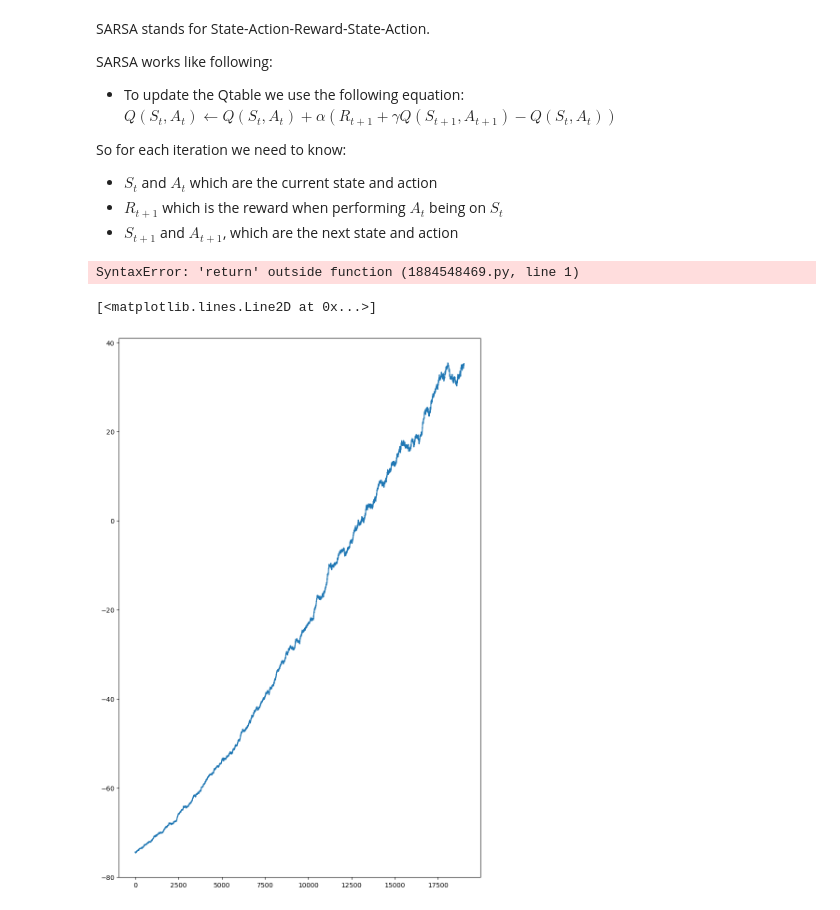
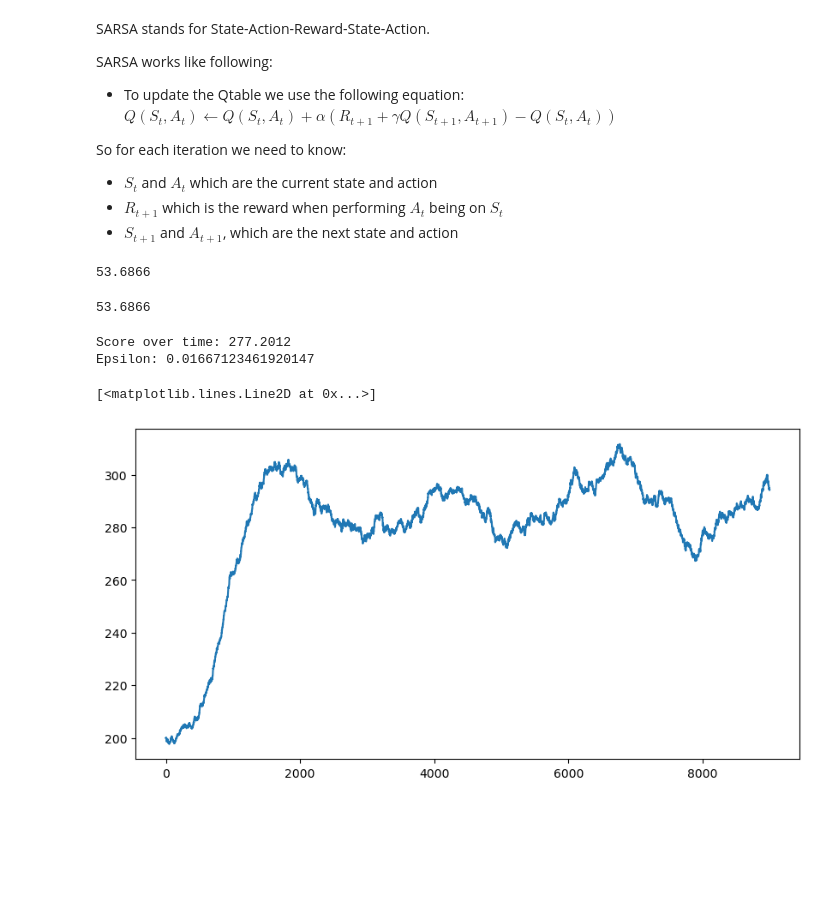
Before and after one commit to albertoZurini/magi, a Jupyter notebook: 1_anno/1_semestre/data_driven/handsonv2/HandsOn_4.ipynb, the cells around one changed output. Drawn from its saved outputs; the diff is of its cells as text; code cells hidden in the pictures; blank space fills up the shorter version.

```diff
--- a/1_anno/1_semestre/data_driven/handsonv2/HandsOn_4.ipynb
+++ b/1_anno/1_semestre/data_driven/handsonv2/HandsOn_4.ipynb
@@ -193,7 +193,7 @@ for episode in tqdm(range(total_episodes)):
     state_c = get_random_initial_state()
 
     state = discretizer.discretize_state(state_c)
-    episode_reward = 0
+    cumulative_discounted_reward = 0
 
     for step in range(max_steps):
         action = episilon_greedy_policy(epsilon, qtable, state)
@@ -217,7 +217,8 @@ for episode in tqdm(range(total_episodes)):
         # Update Q(s,a):= Q(s,a) + lr [R(s,a) + gamma * max Q(s',a') - Q(s,a)]
         qtable[state + (action,)] = qtable[state + (action,)] + learning_rate * (reward + gamma * np.max(qtable[new_state]) - qtable[state + (action,)])
 
-        episode_reward += reward
+        cumulative_discounted_reward += reward * gamma ** step
+        # TODO: calculate cumulative discounted reward
 
         # Our new state is state
         state = new_state
@@ -231,13 +232,13 @@ for episode in tqdm(range(total_episodes)):
     # Reduce epsilon (because we need less and less exploration)
     epsilon = min_epsilon + (max_epsilon - min_epsilon)*np.exp(-decay_rate*epsilon_decay)
     epsilon_decay += 1
-    rewards.append(episode_reward)
+    cumulative_discounted_rewards.append(cumulative_discounted_reward)
 
     if episode % 5000 == 0:
-        print(np.average(rewards[-5000:]))
+        print(np.average(cumulative_discounted_rewards[-5000:]), epsilon)
 
 
 
-print ("Score over time: " +  str(sum(rewards)/total_episodes))
+print ("Score over time: " +  str(sum(cumulative_discounted_rewards)/total_episodes))
 print("Epsilon:", epsilon)
 # %% [output]
@@ -254,4 +251,5 @@ Epsilon: 0.01667123461920147
 # %%
-plt.plot(np.convolve(rewards,np.ones(1000)/1000,mode='valid'))
+plt.rcParams['figure.figsize'] = [10, 5]
+plt.plot(np.convolve(cumulative_discounted_rewards,np.ones(1000)/1000,mode='valid'))
 # %% [output]
 [<matplotlib.lines.Line2D at 0x...>]
@@ -342,19 +340,17 @@ So for each iteration we need to know:
 qtable_sarsa = load_or_init_qtable("qtable_sarsa.npy")
 # %%
 rewards_sarsa = []
-epsilon_decay = 10000
+epsilon_decay = 40000
 # %%
 for episode in tqdm(range(total_episodes)):
     # Reset the environment
-    episode_reward = 0
+    cumulative_discounted_reward = 0
     state_c = get_random_initial_state()
     state = discretizer.discretize_state(state_c)
 
     action = episilon_greedy_policy(epsilon, qtable_sarsa, state)
 
     for step in range(max_steps):
-        new_action = episilon_greedy_policy(epsilon, qtable_sarsa, state)
-
         # convert action into force
         if action == 1:
             F = 10
@@ -366,15 +362,19 @@ for episode in tqdm(range(total_episodes)):
         new_state_c = x_odeint[1]
         new_state = discretizer.discretize_state(new_state_c)
 
+        new_action = episilon_greedy_policy(epsilon, qtable_sarsa, state)
+
+
         if discretizer.is_terminal_state(new_state):
             reward = -100
         else:
             reward = 1
 
+
         qtable_sarsa[state + (action,)] = qtable_sarsa[state + (action,)] + \
         learning_rate * (reward + gamma * qtable_sarsa[new_state + (new_action,)] - qtable_sarsa[state + (action,)])
 
-        episode_reward += reward
+        cumulative_discounted_reward += reward
 
         # Our new state is state
         state = new_state
@@ -388,22 +388,26 @@ for episode in tqdm(range(total_episodes)):
     # Reduce epsilon (because we need less and less exploration)
     epsilon = min_epsilon + (max_epsilon - min_epsilon)*np.exp(-decay_rate*epsilon_decay)
     epsilon_decay += 1
-    rewards_sarsa.append(episode_reward)
+    rewards_sarsa.append(cumulative_discounted_reward)
 
     if episode % 5000 == 0:
-        print(np.average(rewards[-5000:]))
+        print(np.average(cumulative_discounted_rewards[-5000:]), epsilon)
 
 print ("Score over time: " +  str(sum(rewards_sarsa)/total_episodes))
 print("Epsilon:", epsilon)
 # %% [output]
-SyntaxError: 'return' outside function (1884548469.py, line 1)
+53.6866
+53.6866
+Score over time: 277.2012
+Epsilon: 0.01667123461920147
 # %%
 save_qtable(qtable_sarsa, "qtable_sarsa.npy")
 # %%
+plt.rcParams['figure.figsize'] = [10, 5]
 plt.plot(np.convolve(rewards_sarsa,np.ones(1000)/1000,mode='valid'))
 # %% [output]
 [<matplotlib.lines.Line2D at 0x...>]
-[figure, old version]
+[figure, new version]
 # %%
 simulate_qtable(qtable_sarsa)
 # %% [output]
```
Also changed, not shown: parts of 10 cells of this notebook, 5 other files.
